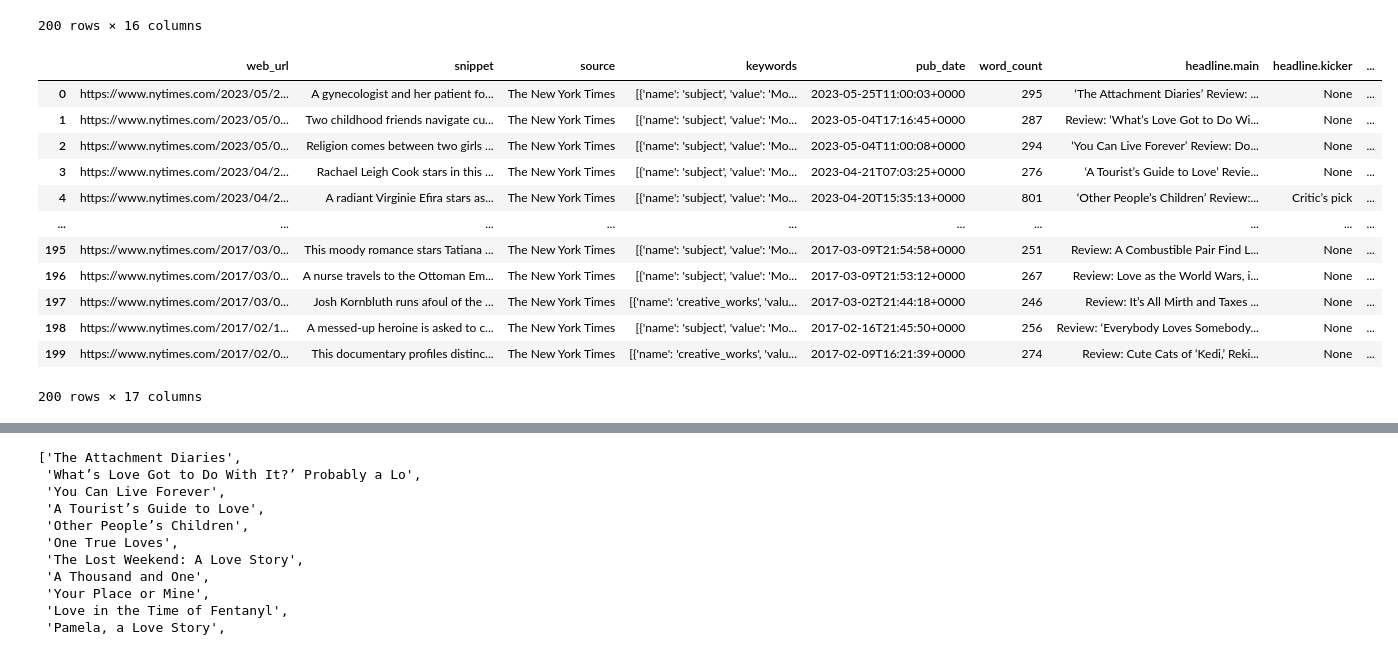
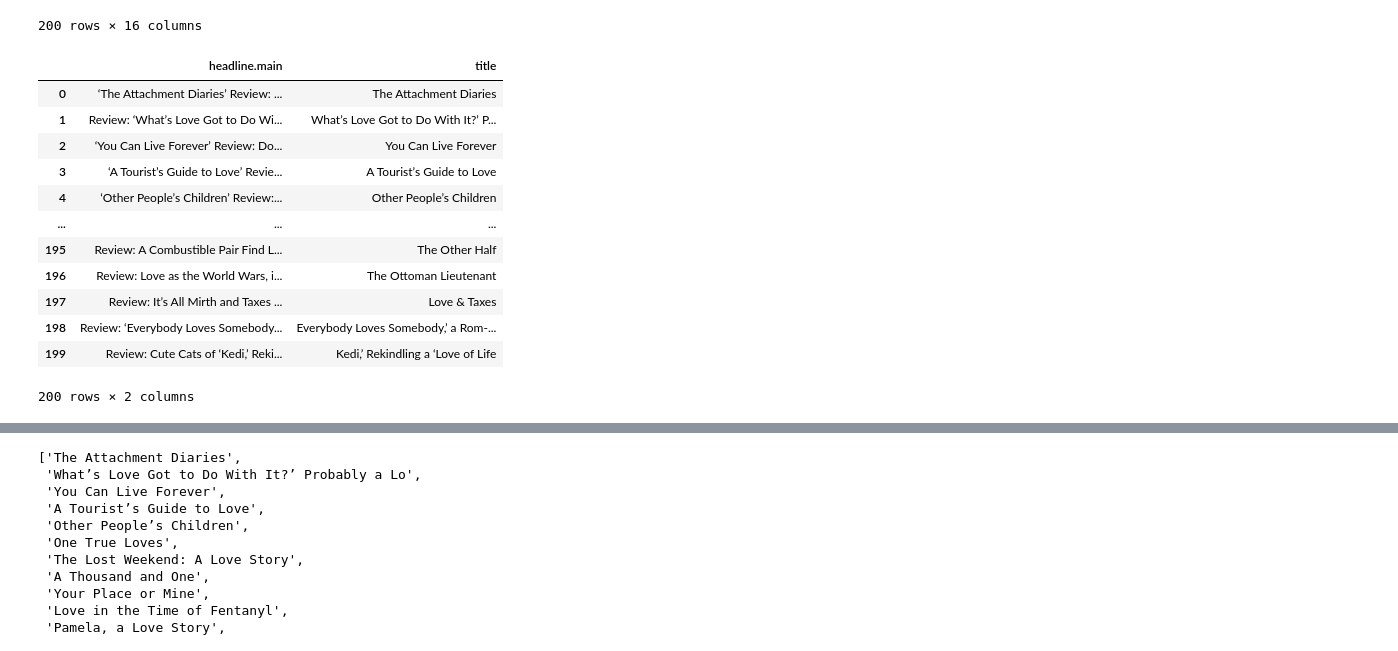
Before and after one commit to SAG-GithubApprentice/data-sourcing-challenge, a Jupyter notebook: retrieve_movie_data.ipynb, the cells around one changed output, grey strips where cells are left out. Saved outputs shown, nothing was run; the diff lists cells and outputs as text; code cells hidden in the pictures.

```diff
--- a/retrieve_movie_data.ipynb
+++ b/retrieve_movie_data.ipynb
@@ -129,6 +129,9 @@ Result 1:
 }
 # %%
 # Convert reviews_list to a Pandas DataFrame using json_normalize()
+reviews_df = pd.json_normalize(reviews_list)
+
+reviews_df
 # %% [output]
 |  | web_url | snippet | source | keywords | pub_date | word_count | headline.main | headline.kicker | ... |
 | 0 | https://www.nytimes.com/2023/05/2... | A gynecologist and her patient fo... | The New York Times | [{'name': 'subject', 'value': 'Mo... | 2023-05-25T11:00:03+0000 | 295 | ‘The Attachment Diaries’ Review: ... | None | ... |
@@ -146,22 +149,26 @@ Result 1:
 # %%
 # Extract the title from the "headline.main" column and
 # save it to a new column "title"
 # Title is between unicode characters \u2018 and \u2019.
 # End string should include " Review" to avoid cutting title early
+
+reviews_df['title'] = reviews_df['headline.main'].apply(lambda st: st[st.find("\u2018")+1:st.find("\u2019 Review")])
+
+reviews_df[['headline.main', 'title']]
 # %% [output]
-|  | web_url | snippet | source | keywords | pub_date | word_count | headline.main | headline.kicker | ... |
-| 0 | https://www.nytimes.com/2023/05/2... | A gynecologist and her patient fo... | The New York Times | [{'name': 'subject', 'value': 'Mo... | 2023-05-25T11:00:03+0000 | 295 | ‘The Attachment Diaries’ Review: ... | None | ... |
-| 1 | https://www.nytimes.com/2023/05/0... | Two childhood friends navigate cu... | The New York Times | [{'name': 'subject', 'value': 'Mo... | 2023-05-04T17:16:45+0000 | 287 | Review: ‘What’s Love Got to Do Wi... | None | ... |
-| 2 | https://www.nytimes.com/2023/05/0... | Religion comes between two girls ... | The New York Times | [{'name': 'subject', 'value': 'Mo... | 2023-05-04T11:00:08+0000 | 294 | ‘You Can Live Forever’ Review: Do... | None | ... |
-| 3 | https://www.nytimes.com/2023/04/2... | Rachael Leigh Cook stars in this ... | The New York Times | [{'name': 'subject', 'value': 'Mo... | 2023-04-21T07:03:25+0000 | 276 | ‘A Tourist’s Guide to Love’ Revie... | None | ... |
-| 4 | https://www.nytimes.com/2023/04/2... | A radiant Virginie Efira stars as... | The New York Times | [{'name': 'subject', 'value': 'Mo... | 2023-04-20T15:35:13+0000 | 801 | ‘Other People’s Children’ Review:... | Critic’s pick | ... |
-| ... | ... | ... | ... | ... | ... | ... | ... | ... | ... |
-| 195 | https://www.nytimes.com/2017/03/0... | This moody romance stars Tatiana ... | The New York Times | [{'name': 'subject', 'value': 'Mo... | 2017-03-09T21:54:58+0000 | 251 | Review: A Combustible Pair Find L... | None | ... |
-| 196 | https://www.nytimes.com/2017/03/0... | A nurse travels to the Ottoman Em... | The New York Times | [{'name': 'subject', 'value': 'Mo... | 2017-03-09T21:53:12+0000 | 267 | Review: Love as the World Wars, i... | None | ... |
-| 197 | https://www.nytimes.com/2017/03/0... | Josh Kornbluth runs afoul of the ... | The New York Times | [{'name': 'creative_works', 'valu... | 2017-03-02T21:44:18+0000 | 246 | Review: It’s All Mirth and Taxes ... | None | ... |
-| 198 | https://www.nytimes.com/2017/02/1... | A messed-up heroine is asked to c... | The New York Times | [{'name': 'subject', 'value': 'Mo... | 2017-02-16T21:45:50+0000 | 256 | Review: ‘Everybody Loves Somebody... | None | ... |
-| 199 | https://www.nytimes.com/2017/02/0... | This documentary profiles distinc... | The New York Times | [{'name': 'creative_works', 'valu... | 2017-02-09T16:21:39+0000 | 274 | Review: Cute Cats of ‘Kedi,’ Reki... | None | ... |
+|  | headline.main | title |
+| 0 | ‘The Attachment Diaries’ Review: ... | The Attachment Diaries |
+| 1 | Review: ‘What’s Love Got to Do Wi... | What’s Love Got to Do With It?’ P... |
+| 2 | ‘You Can Live Forever’ Review: Do... | You Can Live Forever |
+| 3 | ‘A Tourist’s Guide to Love’ Revie... | A Tourist’s Guide to Love |
+| 4 | ‘Other People’s Children’ Review:... | Other People’s Children |
+| ... | ... | ... |
+| 195 | Review: A Combustible Pair Find L... | The Other Half |
+| 196 | Review: Love as the World Wars, i... | The Ottoman Lieutenant |
+| 197 | Review: It’s All Mirth and Taxes ... | Love & Taxes |
+| 198 | Review: ‘Everybody Loves Somebody... | Everybody Loves Somebody,’ a Rom-... |
+| 199 | Review: Cute Cats of ‘Kedi,’ Reki... | Kedi,’ Rekindling a ‘Love of Life |
-200 rows × 17 columns
+200 rows × 2 columns
 # %%
 # Extract 'name' and 'value' from items in "keywords" column
 def extract_keywords(keyword_list):
```
Also changed, not shown: parts of 6 cells of this notebook, 1 other file.
